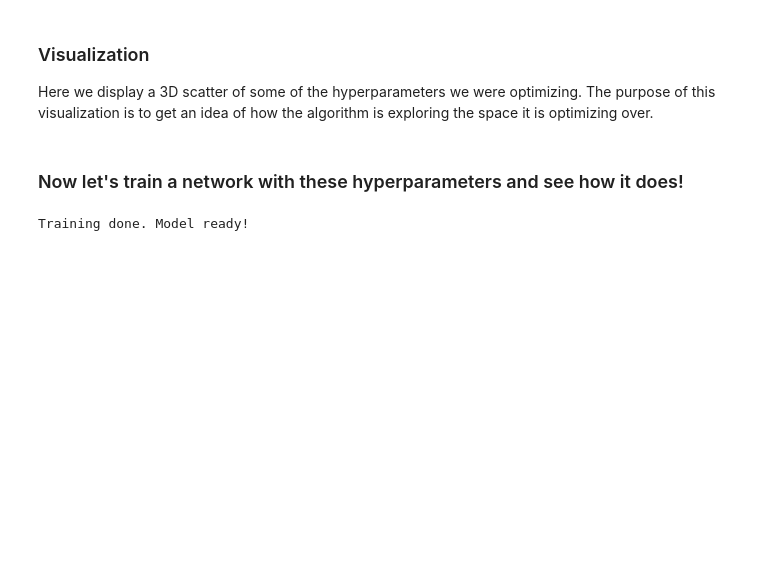
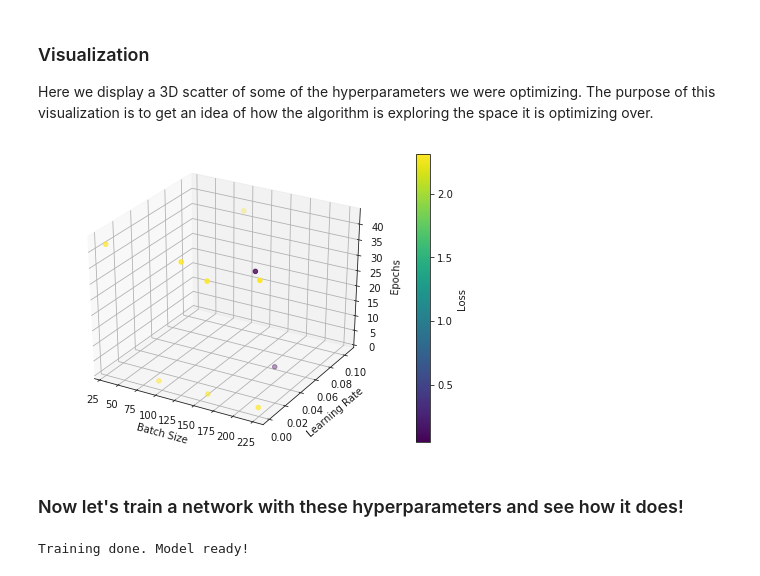
Before and after one commit to pblankley/bayes_opt, a Jupyter notebook: src/bayesian_opt.ipynb, the cells around one changed output. Drawn from its saved outputs; the diff is of its cells as text; code cells hidden in the pictures; blank space fills up the shorter version.

```diff
--- a/src/bayesian_opt.ipynb
+++ b/src/bayesian_opt.ipynb
@@ -500,32 +494,34 @@ Here we display a 3D scatter of some of the hyperparameters we were optimizing.
 # %%
 # Function to plot scatter
 def scatter3d(x,y,z, cs, colorsMap='viridis'):
     cm = plt.get_cmap(colorsMap)
     cNorm = matplotlib.colors.Normalize(vmin=min(cs), vmax=max(cs))
     scalarMap = cmx.ScalarMappable(norm=cNorm, cmap=cm)
     fig = plt.figure()
     ax = Axes3D(fig)
     ax.scatter(x, y, z, c=scalarMap.to_rgba(cs))
     ax.set_xlabel('Batch Size')
     ax.set_ylabel('Learning Rate')
     ax.set_zlabel('Epochs')
     scalarMap.set_array(cs)
     fig.colorbar(scalarMap,label='Loss')
     plt.show()
 
 # Data Gathering
 names = ['Batch Size', 'Learning Rate', 'Epochs', 'Regularization Parameter']
 params_tried = np.array([m[0][0] for m in mnist_hist])
 losses_recorded = np.array([m[1][0] for m in mnist_hist])
 
 # Data organizing
 bs_tried = params_tried[:,0]
 lr_tried = params_tried[:,1]
 epoch_tried = params_tried[:,2]
 losses = losses_recorded.reshape(-1)
 
 # Plot
-scatter3d(bs_tried,r_tried,epoch_tried,losses)
+scatter3d(bs_tried,lr_tried,epoch_tried,losses)
+# %% [output]
+[figure, added]
 # %% [markdown]
 ### Now let's train a network with these hyperparameters and see how it does!
 # %%
```
Also changed, not shown: parts of 5 cells of this notebook.
